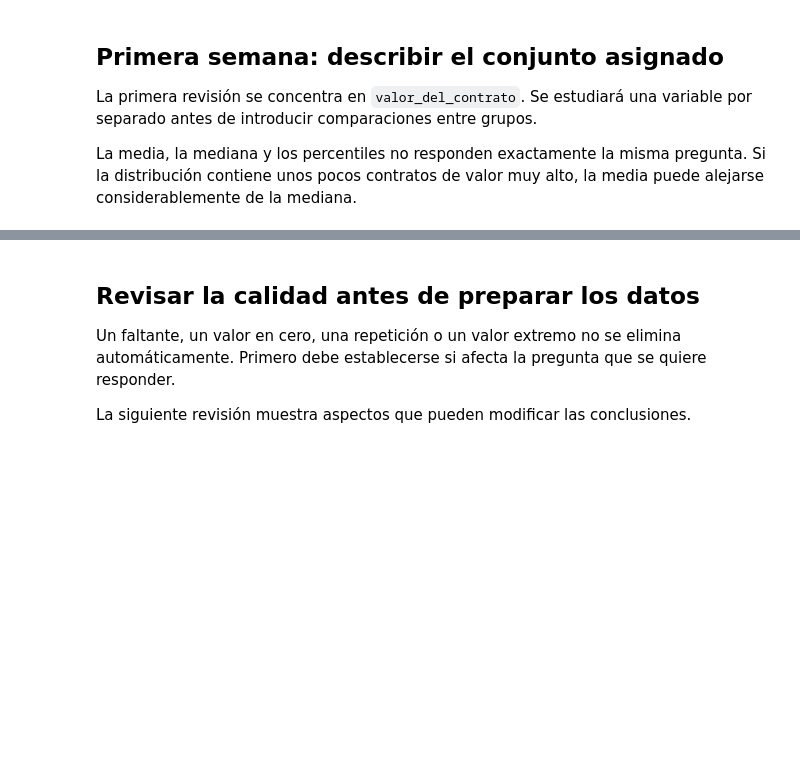
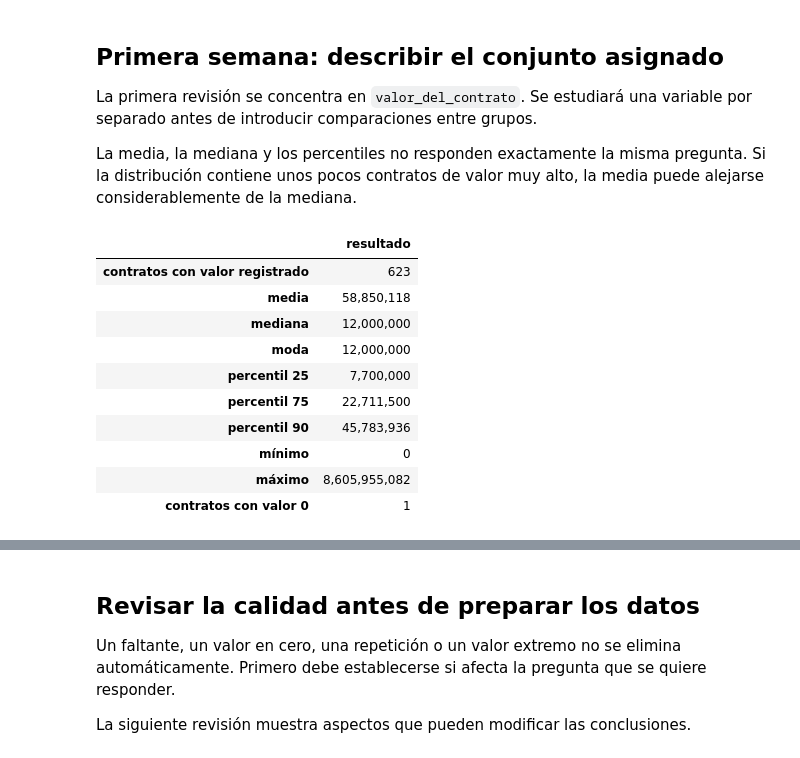
Before and after one commit to soficarreroa/secop-expediente-4B, a Jupyter notebook: SECOP_ExpedienteB.ipynb, the cells around one changed output, grey strips where cells are left out. Saved outputs shown, nothing was run; the diff lists cells and outputs as text; code cells hidden in the pictures; blank space fills up the shorter version.

```diff
--- a/SECOP_ExpedienteB.ipynb
+++ b/SECOP_ExpedienteB.ipynb
@@ -143,22 +156,35 @@ La media, la mediana y los percentiles no responden exactamente la misma pregunt
 # %%
 if "valor_del_contrato" not in df.columns:
     raise KeyError("El archivo no contiene la columna valor_del_contrato.")
 
 contract_value = df["valor_del_contrato"].dropna()
 
 value_summary = pd.Series({
     "contratos con valor registrado": len(contract_value),
     "media": contract_value.mean(),
     "mediana": contract_value.median(),
+    "moda": contract_value.mode().iloc[0],
     "percentil 25": contract_value.quantile(0.25),
     "percentil 75": contract_value.quantile(0.75),
     "percentil 90": contract_value.quantile(0.90),
     "mínimo": contract_value.min(),
     "máximo": contract_value.max(),
     "contratos con valor 0": int((contract_value == 0).sum()),
 })
 
-value_summary.to_frame("resultado")
+value_summary.to_frame("resultado").style.format('{:,.0f}')
+# %% [output]
+|  | resultado |
+| contratos con valor registrado | 623 |
+| media | 58,850,118 |
+| mediana | 12,000,000 |
+| moda | 12,000,000 |
+| percentil 25 | 7,700,000 |
+| percentil 75 | 22,711,500 |
+| percentil 90 | 45,783,936 |
+| mínimo | 0 |
+| máximo | 8,605,955,082 |
+| contratos con valor 0 | 1 |
 # %%
 upper_view = contract_value.quantile(0.99)
 
```
Also changed, not shown: parts of 16 cells of this notebook.
